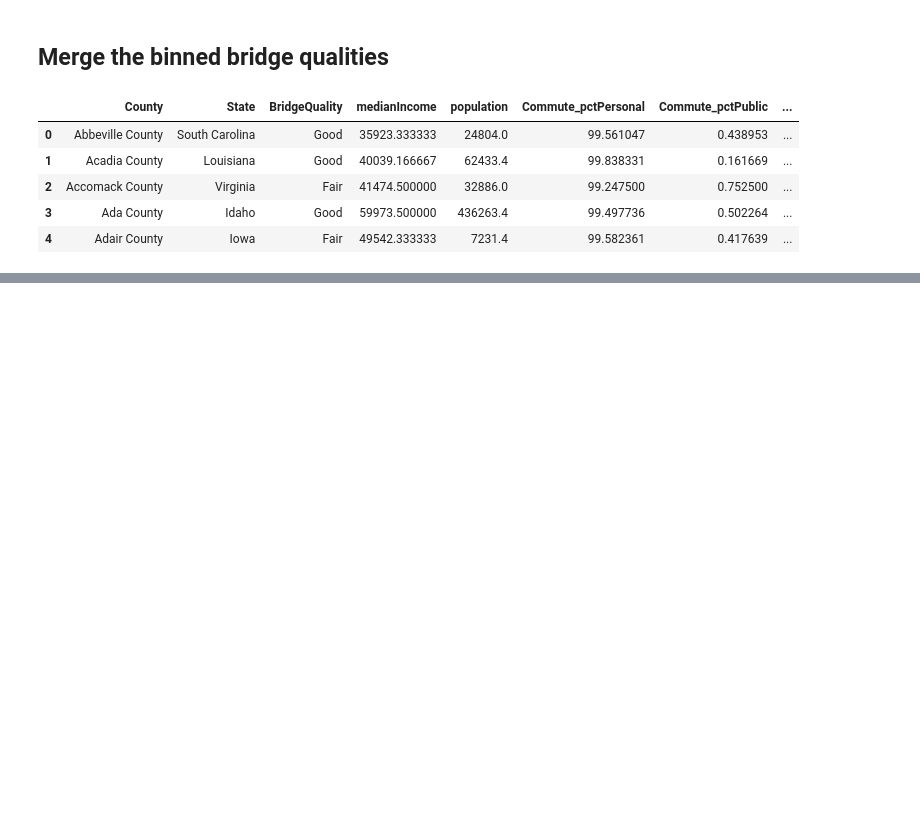
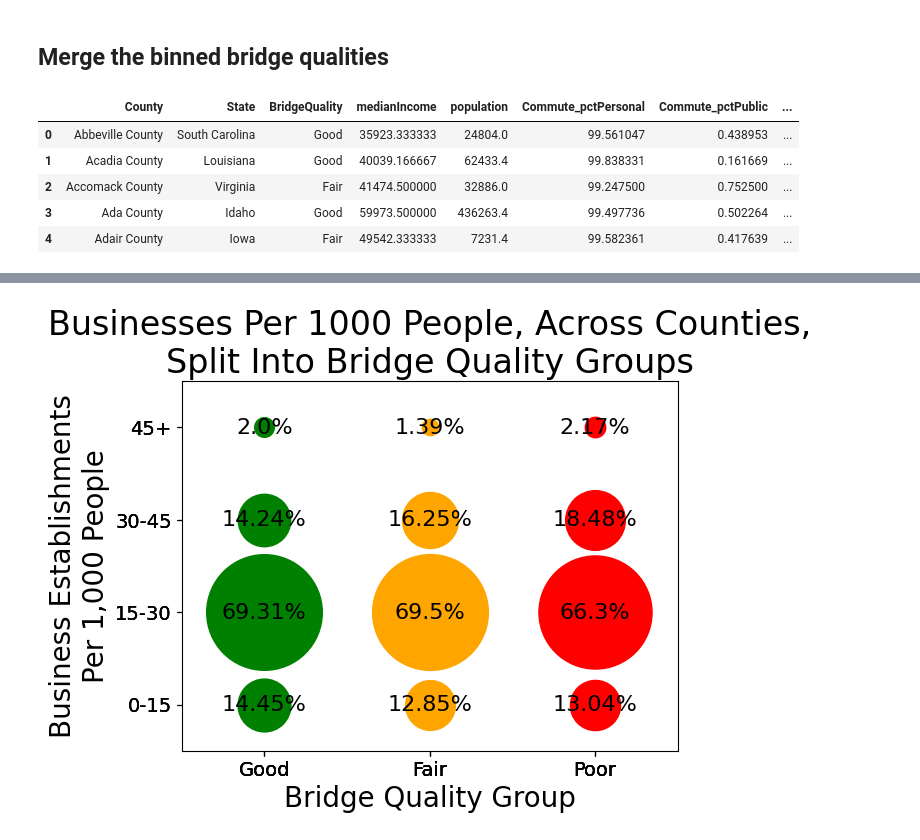
Before and after one commit to rpi11/DSAN5200-final_project, a Jupyter notebook: FinalProject/RICH/compare.ipynb, the cells around one changed output, grey strips where cells are left out. Cells and saved outputs as stored; diff of their text form; code cells hidden in the pictures; blank space fills up the shorter version.

```diff
--- a/FinalProject/RICH/compare.ipynb
+++ b/FinalProject/RICH/compare.ipynb
@@ -103,0 +147,34 @@ df.head()
+# %%
+businessDf = df[["BridgeQuality","Business_EstabPerCap"]].copy()
+
+businessDf["Business_EstabPerCap"] = 1000 * businessDf["Business_EstabPerCap"]
+businessDf.rename(columns = {"Business_EstabPerCap":"BusinessPer1000"}, inplace = True)
+
+bins = [0,15,30,45,businessDf["BusinessPer1000"].max()]
+businessLabs = ['0-15', '15-30', '30-45', "45+"]
+businessDf["BusinessPer1000"] = pd.cut(businessDf["BusinessPer1000"], bins=bins, labels=businessLabs, right=False)
+
+businessDf['Size'] = 1
+businessDf = businessDf.groupby(["BridgeQuality","BusinessPer1000"], as_index = False).sum()
+
+for x, q_lab in enumerate(labels):
+    total = businessDf[businessDf["BridgeQuality"] == q_lab]["Size"].sum()
+    for y, b_lab in enumerate(businessLabs):
+        size = businessDf[(businessDf["BridgeQuality"] == q_lab) & (businessDf["BusinessPer1000"] == b_lab)]["Size"].iloc[0]
+        plt.scatter(x, y, s = 10000*size/total, color = colors[q_lab])
+        plt.annotate(f"{round(100*size/total, 2)}%", (x, y), fontsize=16, ha='center', va='center')
+
+
+plt.xlim((-0.5,2.5))
+plt.xticks(businessDf["BridgeQuality"].map({k:i for i,k in enumerate(labels)}),businessDf["BridgeQuality"], fontsize = 14)
+
+plt.ylim((-0.5,3.5))
+plt.yticks(businessDf["BusinessPer1000"].map({k:i for i,k in enumerate(businessLabs)}),businessDf["BusinessPer1000"], fontsize = 14)
+
+plt.xlabel("Bridge Quality Group", fontsize = 20)
+plt.ylabel("Business Establishments\nPer 1,000 People", fontsize = 20)
+plt.title("Businesses Per 1000 People, Across Counties,\nSplit Into Bridge Quality Groups", fontsize = 24)
+
+plt.show()
+# %% [output]
+[figure, added]
```
Also changed, not shown: parts of 9 cells of this notebook, 31 other files.
